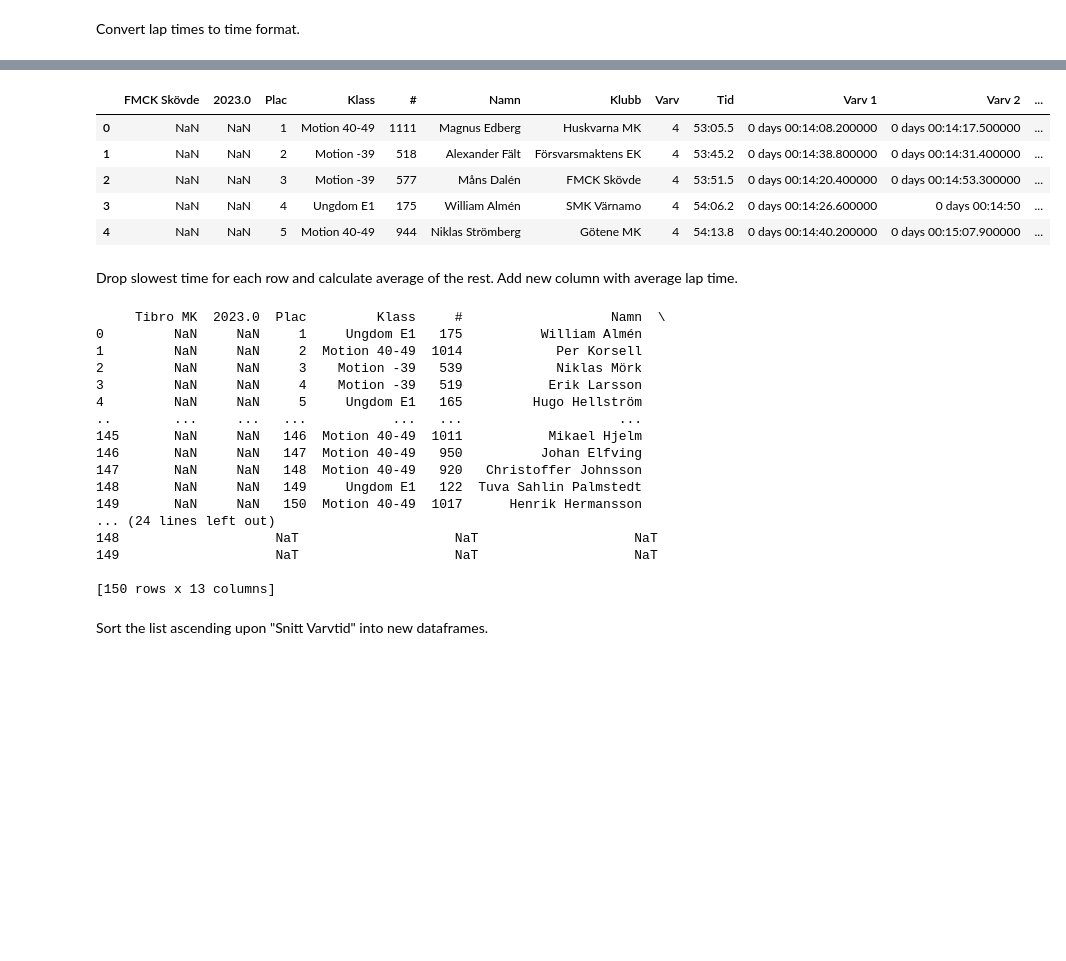
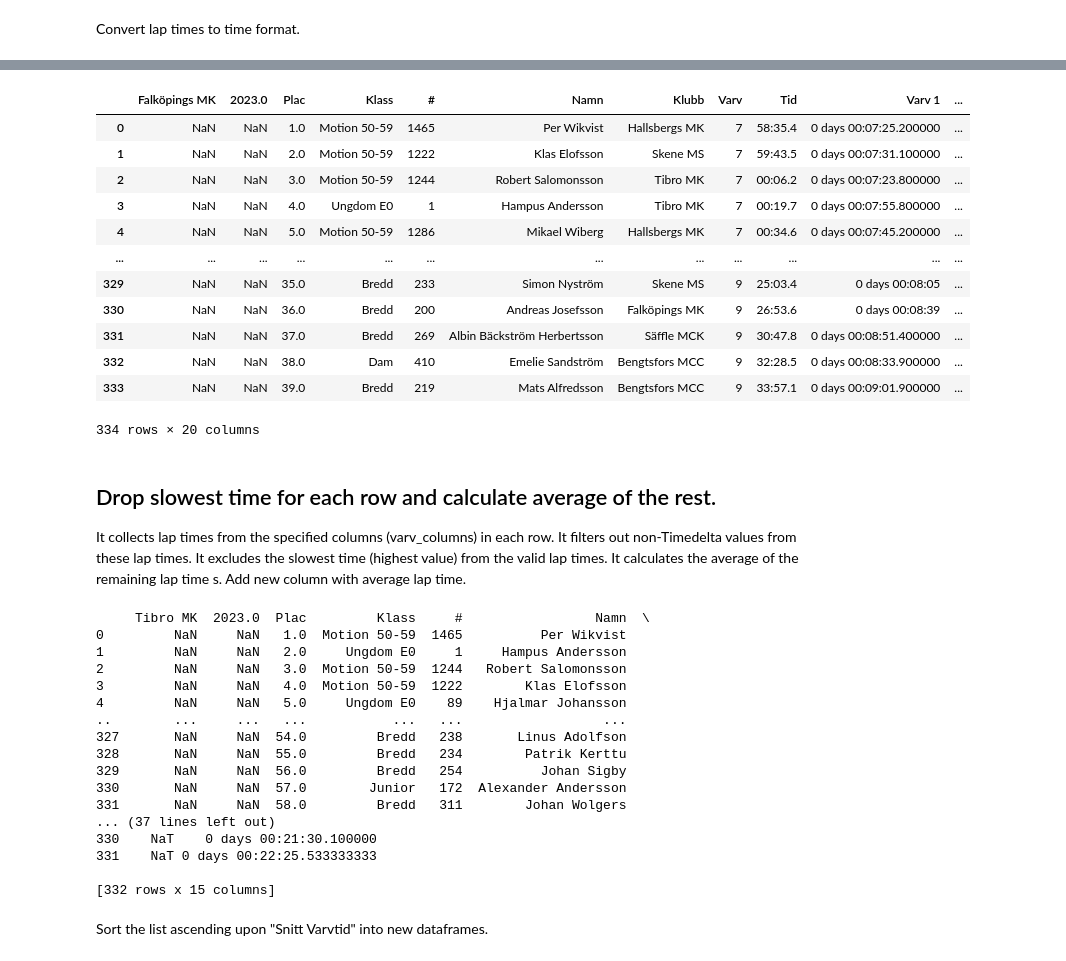
Before and after one commit to RobertAhlin/emx-seeder, a Jupyter notebook: 02 SortRiderAverageLapTimes.ipynb, the cells around one changed output, grey strips where cells are left out. Drawn from its saved outputs; the diff is of its cells as text; code cells hidden in the pictures; blank space fills up the shorter version.

```diff
--- a/02 SortRiderAverageLapTimes.ipynb
+++ b/02 SortRiderAverageLapTimes.ipynb
@@ -109,14 +121,27 @@ print(df.head(3))
 # %%
-dataframes['Dataframe_1'].head()
+dataframes['Dataframe_5'].head(-10)
 # %% [output]
-|  | FMCK Skövde | 2023.0 | Plac | Klass | # | Namn | Klubb | Varv | Tid | Varv 1 | Varv 2 | ... |
-| 0 | NaN | NaN | 1 | Motion 40-49 | 1111 | Magnus Edberg | Huskvarna MK | 4 | 53:05.5 | 0 days 00:14:08.200000 | 0 days 00:14:17.500000 | ... |
-| 1 | NaN | NaN | 2 | Motion -39 | 518 | Alexander Fält | Försvarsmaktens EK | 4 | 53:45.2 | 0 days 00:14:38.800000 | 0 days 00:14:31.400000 | ... |
-| 2 | NaN | NaN | 3 | Motion -39 | 577 | Måns Dalén | FMCK Skövde | 4 | 53:51.5 | 0 days 00:14:20.400000 | 0 days 00:14:53.300000 | ... |
-| 3 | NaN | NaN | 4 | Ungdom E1 | 175 | William Almén | SMK Värnamo | 4 | 54:06.2 | 0 days 00:14:26.600000 | 0 days 00:14:50 | ... |
-| 4 | NaN | NaN | 5 | Motion 40-49 | 944 | Niklas Strömberg | Götene MK | 4 | 54:13.8 | 0 days 00:14:40.200000 | 0 days 00:15:07.900000 | ... |
+|  | Falköpings MK | 2023.0 | Plac | Klass | # | Namn | Klubb | Varv | Tid | Varv 1 | ... |
+| 0 | NaN | NaN | 1.0 | Motion 50-59 | 1465 | Per Wikvist | Hallsbergs MK | 7 | 58:35.4 | 0 days 00:07:25.200000 | ... |
+| 1 | NaN | NaN | 2.0 | Motion 50-59 | 1222 | Klas Elofsson | Skene MS | 7 | 59:43.5 | 0 days 00:07:31.100000 | ... |
+| 2 | NaN | NaN | 3.0 | Motion 50-59 | 1244 | Robert Salomonsson | Tibro MK | 7 | 00:06.2 | 0 days 00:07:23.800000 | ... |
+| 3 | NaN | NaN | 4.0 | Ungdom E0 | 1 | Hampus Andersson | Tibro MK | 7 | 00:19.7 | 0 days 00:07:55.800000 | ... |
+| 4 | NaN | NaN | 5.0 | Motion 50-59 | 1286 | Mikael Wiberg | Hallsbergs MK | 7 | 00:34.6 | 0 days 00:07:45.200000 | ... |
+| ... | ... | ... | ... | ... | ... | ... | ... | ... | ... | ... | ... |
+| 329 | NaN | NaN | 35.0 | Bredd | 233 | Simon Nyström | Skene MS | 9 | 25:03.4 | 0 days 00:08:05 | ... |
+| 330 | NaN | NaN | 36.0 | Bredd | 200 | Andreas Josefsson | Falköpings MK | 9 | 26:53.6 | 0 days 00:08:39 | ... |
+| 331 | NaN | NaN | 37.0 | Bredd | 269 | Albin Bäckström Herbertsson | Säffle MCK | 9 | 30:47.8 | 0 days 00:08:51.400000 | ... |
+| 332 | NaN | NaN | 38.0 | Dam | 410 | Emelie Sandström | Bengtsfors MCC | 9 | 32:28.5 | 0 days 00:08:33.900000 | ... |
+| 333 | NaN | NaN | 39.0 | Bredd | 219 | Mats Alfredsson | Bengtsfors MCC | 9 | 33:57.1 | 0 days 00:09:01.900000 | ... |
+334 rows × 20 columns
 # %% [markdown]
-Drop slowest time for each row and calculate average of the rest.
+## Drop slowest time for each row and calculate average of the rest.
+
+It collects lap times from the specified columns (varv_columns) in each row.
+It filters out non-Timedelta values from these lap times.
+It excludes the slowest time (highest value) from the valid lap times.
+It calculates the average of the remaining lap time
+s.
 Add new column with average lap time.
 # %%
 # Loop through each dataframe
@@ -126,12 +151,12 @@ for key in dataframes.keys():
     # Calculate average lap times excluding the slowest time
     def calculate_average(row):
         lap_times = row[varv_columns].dropna().values
-        valid_lap_times = [time for time in lap_times if not pd.isnull(time)]
-        if len(valid_lap_times) >= 2:  # Ensure there are at least 2 valid lap times
+        valid_lap_times = [time for time in lap_times if isinstance(time, pd.Timedelta)]
+        if len(valid_lap_times) >= 2:
             slowest = max(valid_lap_times)
             lap_times = [time for time in valid_lap_times if time != slowest]
             return sum(lap_times, pd.Timedelta(0)) / len(lap_times)
-        return pd.NaT  # Return NaT if insufficient lap times
+        return pd.NaT
 
     # Create a new column 'Snitt Varvtid' with the average lap times
     df['Snitt Varvtid'] = df.apply(calculate_average, axis=1)
@@ -139,23 +164,23 @@ for key in dataframes.keys():
     # Display the modified DataFrame
 print(df.head(-3))
 # %% [output]
-     Tibro MK  2023.0  Plac         Klass     #                   Namn  \
-0         NaN     NaN     1     Ungdom E1   175          William Almén
-1         NaN     NaN     2  Motion 40-49  1014            Per Korsell
-2         NaN     NaN     3    Motion -39   539            Niklas Mörk
-3         NaN     NaN     4    Motion -39   519           Erik Larsson
-4         NaN     NaN     5     Ungdom E1   165         Hugo Hellström
-..        ...     ...   ...           ...   ...                    ...
-145       NaN     NaN   146  Motion 40-49  1011           Mikael Hjelm
-146       NaN     NaN   147  Motion 40-49   950          Johan Elfving
-147       NaN     NaN   148  Motion 40-49   920   Christoffer Johnsson
-148       NaN     NaN   149     Ungdom E1   122  Tuva Sahlin Palmstedt
-149       NaN     NaN   150  Motion 40-49  1017      Henrik Hermansson
-... (24 lines left out)
-148                    NaT                    NaT                    NaT
-149                    NaT                    NaT                    NaT
+     Tibro MK  2023.0  Plac         Klass     #                 Namn  \
+0         NaN     NaN   1.0  Motion 50-59  1465          Per Wikvist
+1         NaN     NaN   2.0     Ungdom E0     1     Hampus Andersson
+2         NaN     NaN   3.0  Motion 50-59  1244   Robert Salomonsson
+3         NaN     NaN   4.0  Motion 50-59  1222        Klas Elofsson
+4         NaN     NaN   5.0     Ungdom E0    89    Hjalmar Johansson
+..        ...     ...   ...           ...   ...                  ...
+327       NaN     NaN  54.0         Bredd   238       Linus Adolfson
+328       NaN     NaN  55.0         Bredd   234        Patrik Kerttu
+329       NaN     NaN  56.0         Bredd   254          Johan Sigby
+330       NaN     NaN  57.0        Junior   172  Alexander Andersson
+331       NaN     NaN  58.0         Bredd   311        Johan Wolgers
+... (37 lines left out)
+330    NaT    0 days 00:21:30.100000
+331    NaT 0 days 00:22:25.533333333
 
-[150 rows x 13 columns]
+[332 rows x 15 columns]
 # %% [markdown]
 Sort the list ascending upon "Snitt Varvtid" into new dataframes.
 # %%
```
Also changed, not shown: parts of 15 cells of this notebook, 31 other files.
